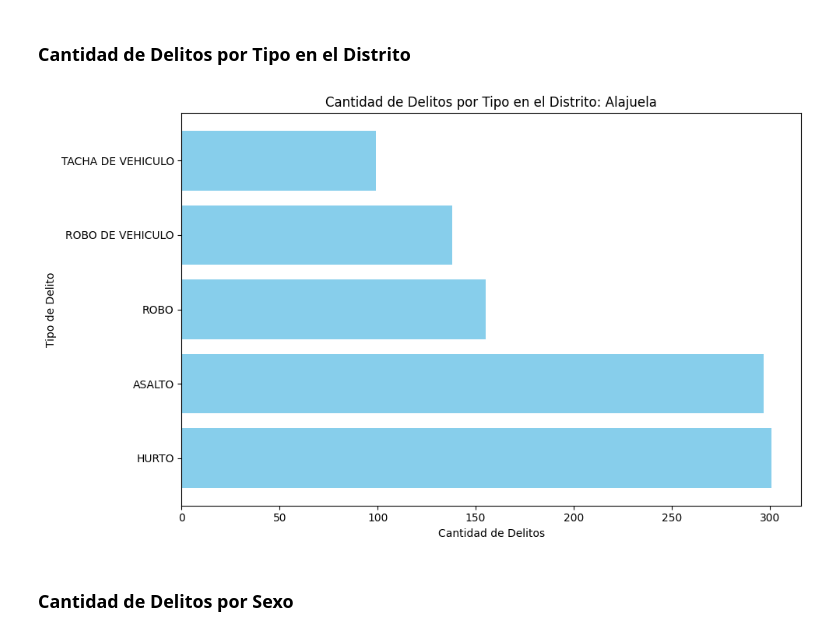
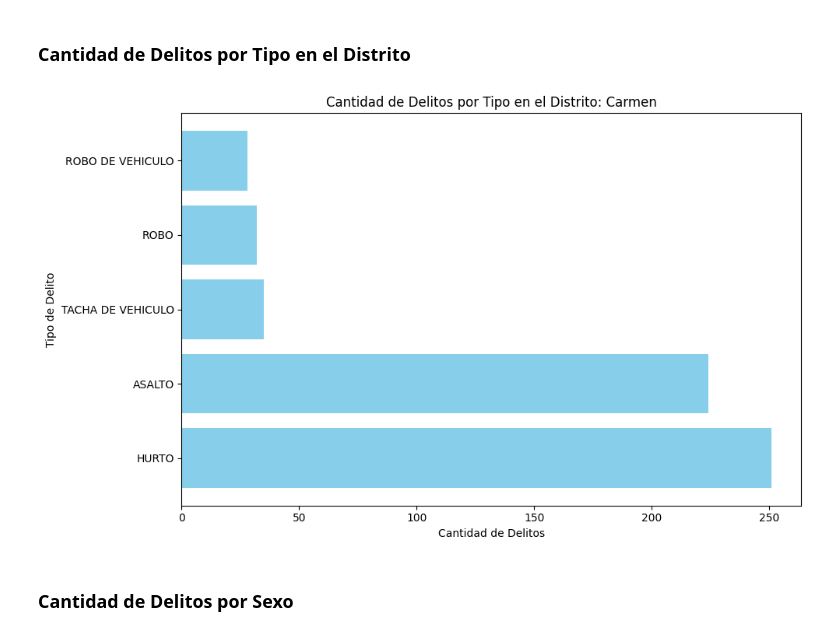
Before and after one commit to FabsCR/spark, a Jupyter notebook: etl_functions/funciones_completas.ipynb, the cells around one changed output. Cells and saved outputs as stored; diff of their text form; code cells hidden in the pictures.

```diff
--- a/etl_functions/funciones_completas.ipynb
+++ b/etl_functions/funciones_completas.ipynb
@@ -1064,63 +1064,87 @@ plt.show()
 # %%
 import matplotlib.pyplot as plt
 
 # ================================================
-# Seleccionar un distrito
+# Selección de un distrito
 # ================================================
 # Descripción general:
-# Define el distrito específico que deseas analizar. Puedes cambiar el valor
-# de la variable `distrito_seleccionado` para analizar diferentes distritos.
+# Define el distrito, cantón y provincia que se desean analizar. Puedes cambiar
+# las variables `distrito_seleccionado`, `canton_seleccionado` y `provincia_seleccionada`
+# para explorar otros lugares.
 
-distrito_seleccionado = "alajuela"  # Cambiar al distrito deseado
+distrito_seleccionado = "carmen"  # Cambiar al distrito deseado
+canton_seleccionado = "SAN JOSE"  # Cambiar al cantón deseado
+provincia_seleccionada = "SAN JOSE"  # Cambiar a la provincia deseada
 
 # ================================================
 # Filtrar los datos para el distrito seleccionado
 # ================================================
 # Descripción general:
-# Filtra los registros del DataFrame `df_oij` para incluir únicamente los datos
-# del distrito seleccionado. Agrupa los registros por tipo de delito y cuenta la
-# cantidad de registros para cada tipo. Finalmente, ordena los resultados en
-# orden descendente según el conteo.
+# Filtra los registros en el DataFrame `df_oij` para incluir únicamente aquellos
+# que coincidan con el distrito, cantón y provincia seleccionados. Luego, agrupa
+# los datos por tipo de delito y cuenta la cantidad de registros en cada grupo.
 
-delitos_por_tipo_distrito = df_oij.filter(
-    col("distrito") == distrito_seleccionado  # Filtrar por distrito
-).groupBy(
-    "delito"  # Agrupar por tipo de delito
-).count().orderBy(
-    "count", ascending=False  # Ordenar por cantidad de delitos (descendente)
+delitos_por_tipo_distrito = (
+    df_oij.filter(  # Filtrar por distrito, cantón y provincia
+        (col("distrito") == distrito_seleccionado) &  # Condición para el distrito
+        (col("Canton") == canton_seleccionado) &  # Condición para el cantón
+        (col("Provincia") == provincia_seleccionada)  # Condición para la provincia
+    )
+    .groupBy("delito")  # Agrupar por tipo de delito
+    .count()  # Contar registros en cada grupo
+    .orderBy("count", ascending=False)  # Ordenar por cantidad de delitos (descendente)
 )
 
 # ================================================
-# Convertir a Pandas DataFrame
+# Verificar si se encontraron resultados
 # ================================================
 # Descripción general:
-# Convierte el resultado del DataFrame de PySpark a un DataFrame de Pandas para
-# facilitar la manipulación y la creación de gráficos.
+# Comprueba si el DataFrame contiene datos para el distrito seleccionado. Si no
+# hay datos, imprime un mensaje indicando que no se encontró el distrito.
 
-delitos_por_tipo_distrito_pd = delitos_por_tipo_distrito.toPandas()
+if delitos_por_tipo_distrito.count() > 0:  # Si hay registros en el DataFrame...
 
-# ================================================
-# Graficar
-# ================================================
-# Descripción general:
-# Crea un gráfico de barras horizontales para visualizar la cantidad de delitos
-# por tipo en el distrito seleccionado.
+    # ================================================
+    # Convertir a Pandas DataFrame
+    # ================================================
+    # Descripción general:
+    # Convierte el resultado del DataFrame de PySpark a un DataFrame de Pandas
+    # para facilitar la manipulación y la creación de gráficos.
 
-plt.figure(figsize=(10, 6))  # Establecer el tamaño del gráfico
-plt.barh(
-    delitos_por_tipo_distrito_pd["delito"],  # Eje Y: Tipos de delitos
-    delitos_por_tipo_distrito_pd["count"],  # Eje X: Cantidad de delitos
-    color="skyblue"  # Color de las barras
-)
+    delitos_por_tipo_distrito_pd = delitos_por_tipo_distrito.toPandas()
 
-# Configuración del título y etiquetas
-plt.title(f"Cantidad de Delitos por Tipo en el Distrito: {distrito_seleccionado.title()}")
-plt.xlabel("Cantidad de Delitos")
-plt.ylabel("Tipo de Delito")
-plt.tight_layout()  # Ajustar diseño para evitar solapamiento
-plt.show()  # Mostrar el gráfico
+    # ================================================
+    # Graficar los datos
+    # ================================================
+    # Descripción general:
+    # Crea un gráfico de barras horizontales para visualizar la cantidad de delitos
+    # por tipo en el distrito seleccionado.
+
+    plt.figure(figsize=(10, 6))  # Establecer el tamaño del gráfico
+    plt.barh(
+        delitos_por_tipo_distrito_pd["delito"],  # Eje Y: Tipos de delitos
+        delitos_por_tipo_distrito_pd["count"],  # Eje X: Cantidad de delitos
+        color="skyblue"  # Color de las barras
+    )
+
+    # Configuración del título y etiquetas
+    plt.title(f"Cantidad de Delitos por Tipo en el Distrito: {distrito_seleccionado.title()}")
+    plt.xlabel("Cantidad de Delitos")  # Etiqueta del eje X
+    plt.ylabel("Tipo de Delito")  # Etiqueta del eje Y
+    plt.tight_layout()  # Ajustar diseño para evitar solapamientos
+    plt.show()  # Mostrar el gráfico
+
+else:
+    # ================================================
+    # Mensaje si no se encontraron resultados
+    # ================================================
+    # Descripción general:
+    # Si el DataFrame está vacío, imprime un mensaje indicando que no se encontró
+    # el distrito especificado en los datos.
+
+    print("No se encontró el distrito")
 # %% [output]
-[figure, old version]
+[figure, new version]
 # %% [markdown]
 ### Cantidad de Delitos por Sexo
 # %%
```
Also changed, not shown: parts of 2 cells of this notebook.
